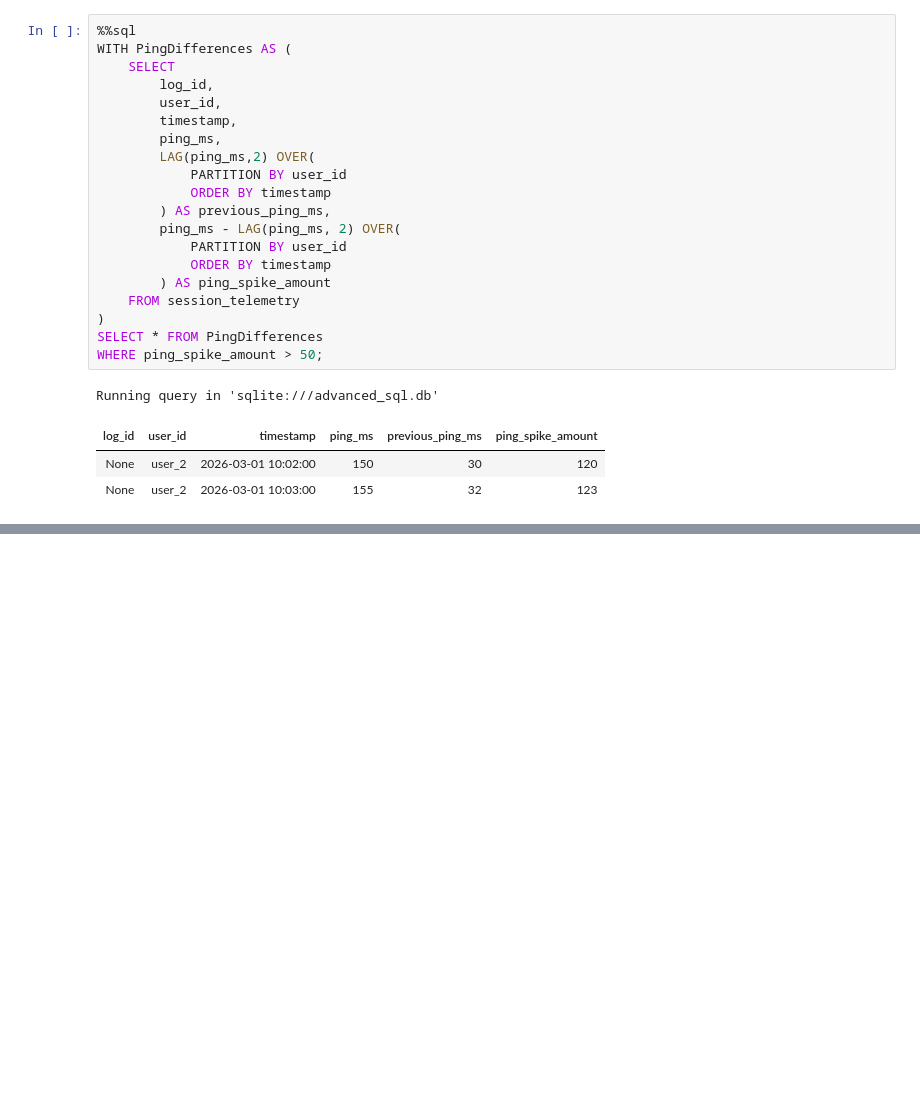
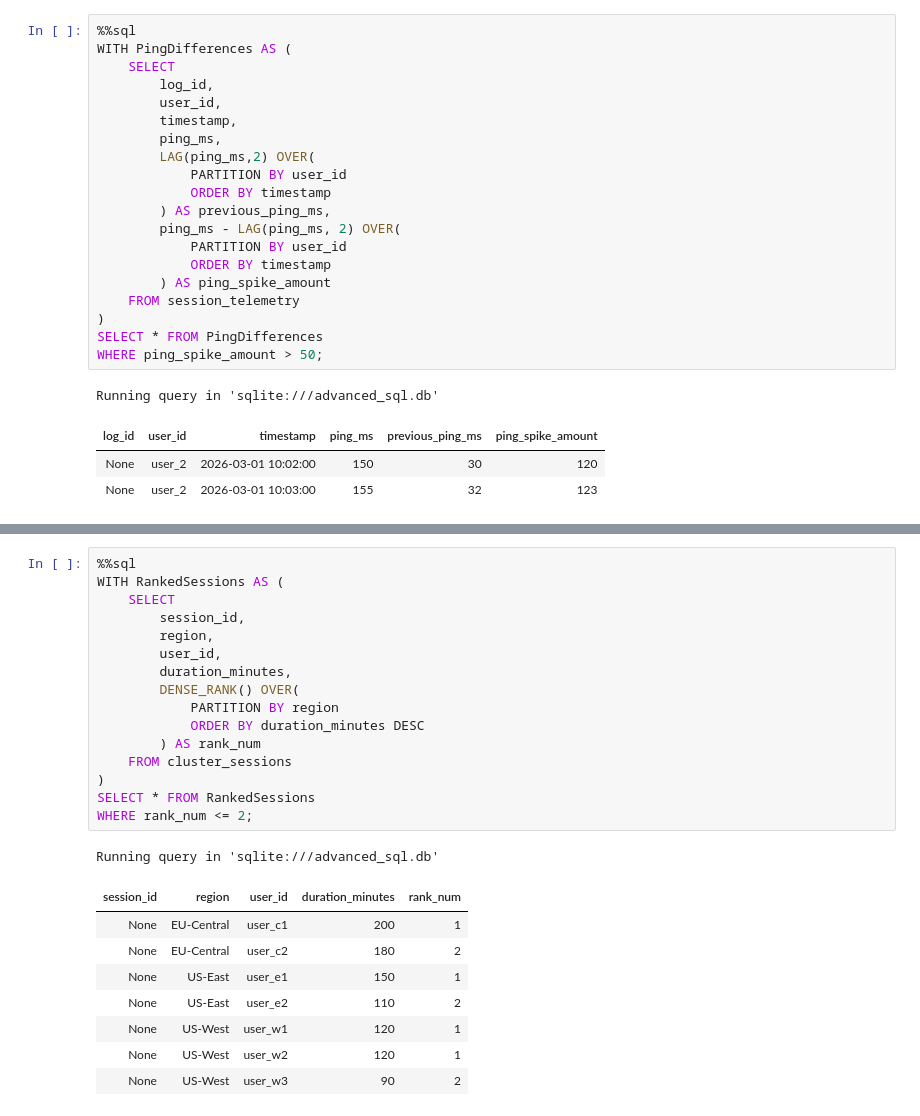
Before and after one commit to NikhilAdyapak/data-science-core, a Jupyter notebook: SQL/sliding-window.ipynb, the cells around one changed output, grey strips where cells are left out. Cells and saved outputs as stored; diff of their text form; blank space fills up the shorter version.

Commit message:
added dense rank for pandas and sql

```diff
--- a/SQL/sliding-window.ipynb
+++ b/SQL/sliding-window.ipynb
@@ -248,0 +302,26 @@ Running query in 'sqlite:///advanced_sql.db'
+# %%
+%%sql
+WITH RankedSessions AS (
+    SELECT
+        session_id,
+        region,
+        user_id,
+        duration_minutes,
+        DENSE_RANK() OVER(
+            PARTITION BY region
+            ORDER BY duration_minutes DESC
+        ) AS rank_num
+    FROM cluster_sessions
+)
+SELECT * FROM RankedSessions
+WHERE rank_num <= 2;
+# %% [output]
+Running query in 'sqlite:///advanced_sql.db'
+| session_id | region | user_id | duration_minutes | rank_num |
+| None | EU-Central | user_c1 | 200 | 1 |
+| None | EU-Central | user_c2 | 180 | 2 |
+| None | US-East | user_e1 | 150 | 1 |
+| None | US-East | user_e2 | 110 | 2 |
+| None | US-West | user_w1 | 120 | 1 |
+| None | US-West | user_w2 | 120 | 1 |
+| None | US-West | user_w3 | 90 | 2 |
```
Also changed, not shown: parts of 2 cells of this notebook, 2 other files.
